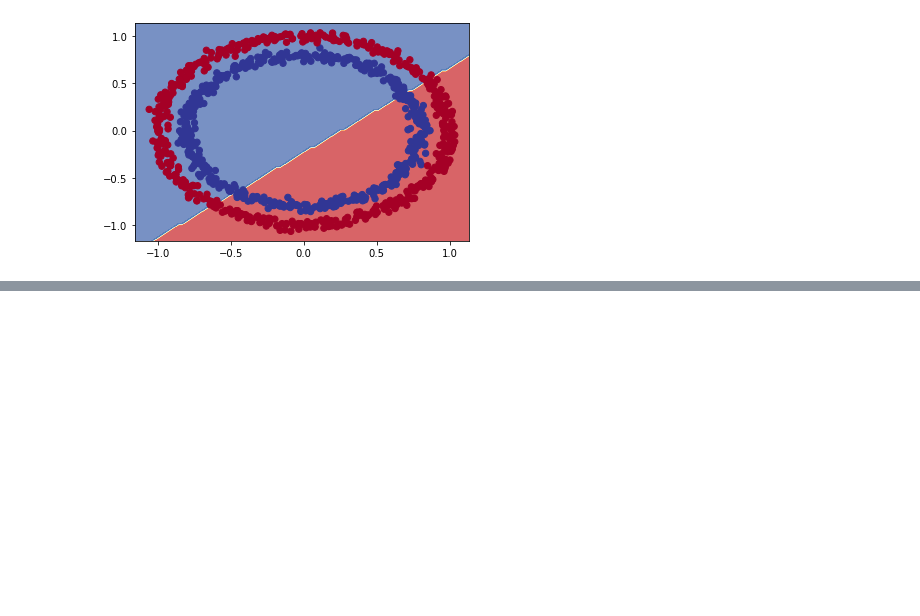
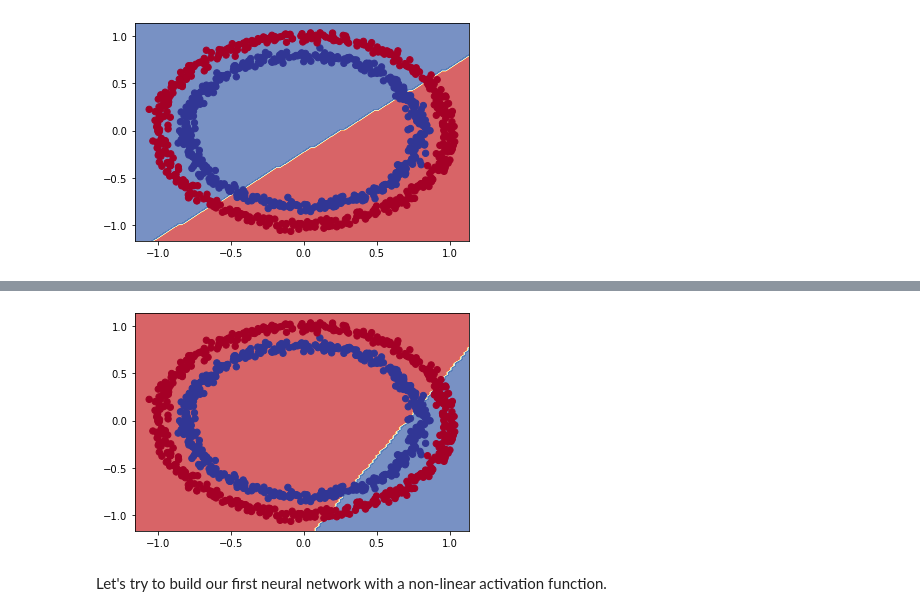
Before and after one commit to georgeharris96/TensorflowDevCourse, a Jupyter notebook: Learning Notebooks/02_neural_network_classification_with_tensorflow.ipynb, the cells around one changed output, grey strips where cells are left out. Cells and saved outputs as stored; diff of their text form; code cells hidden in the pictures; blank space fills up the shorter version.

```diff
--- a/Learning Notebooks/02_neural_network_classification_with_tensorflow.ipynb
+++ b/Learning Notebooks/02_neural_network_classification_with_tensorflow.ipynb
@@ -294,0 +387,20 @@ Doing binary classification
+# %%
+# Set the random seed
+tf.random.set_seed(42)
+
+# 1. Create the model
+model_4 = tf.keras.Sequential(
+    [
+        tf.keras.layers.Dense(1, activation=tf.keras.activations.linear)
+    ]
+)
+
+# 2. Compile the model
+model_4.compile(
+    loss='binary_crossentropy',
+    optimizer=tf.keras.optimizers.Adam(learning_rate=0.001),
+    metrics=['accuracy']
+)
+
+# 3. Fit the model
+history = model_4.fit(X, y, epochs=100)
@@ -294,0 +433,4 @@ Doing binary classification
+# %%
+# Check th decision boundary for our latest model
+plot_decision_boundary(model_4, X, y)
+# %% [output]
@@ -294,0 +440,3 @@ Doing binary classification
+[figure, added]
+# %% [markdown]
+Let's try to build our first neural network with a non-linear activation function.
```
Also changed, not shown: parts of 16 cells of this notebook.
